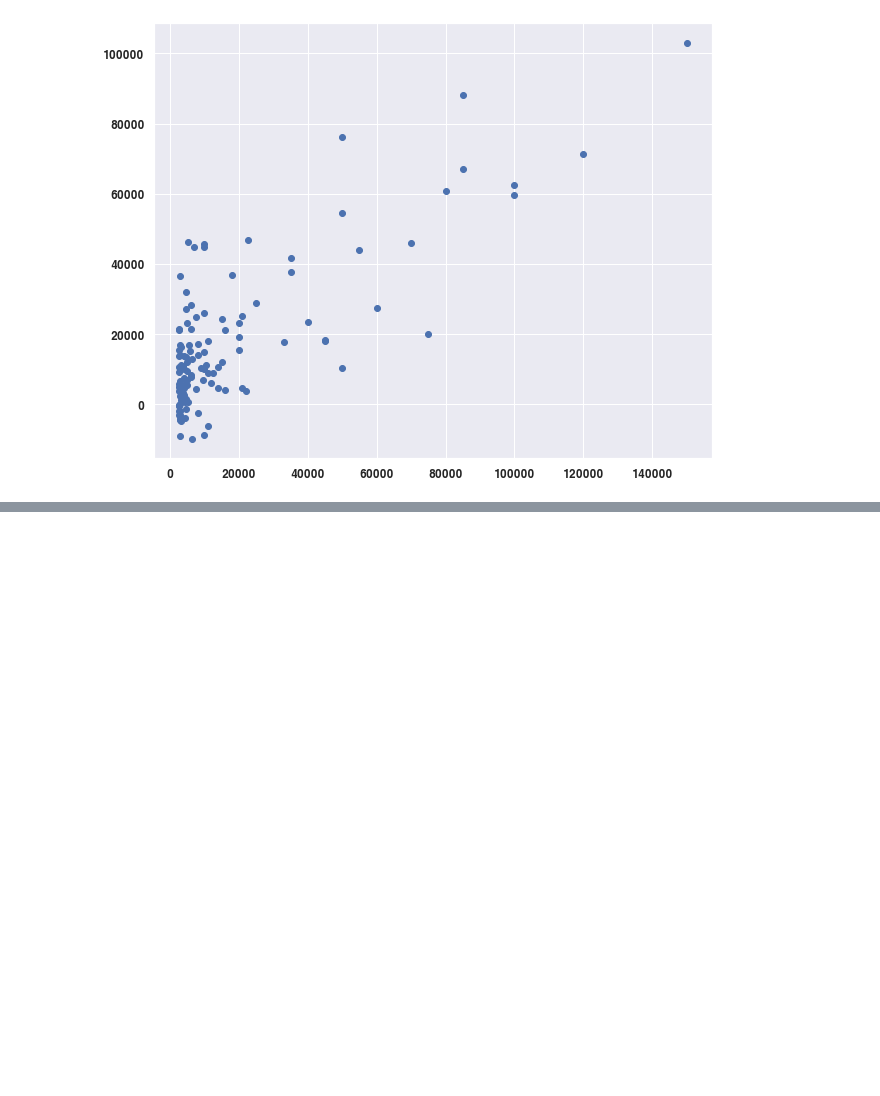
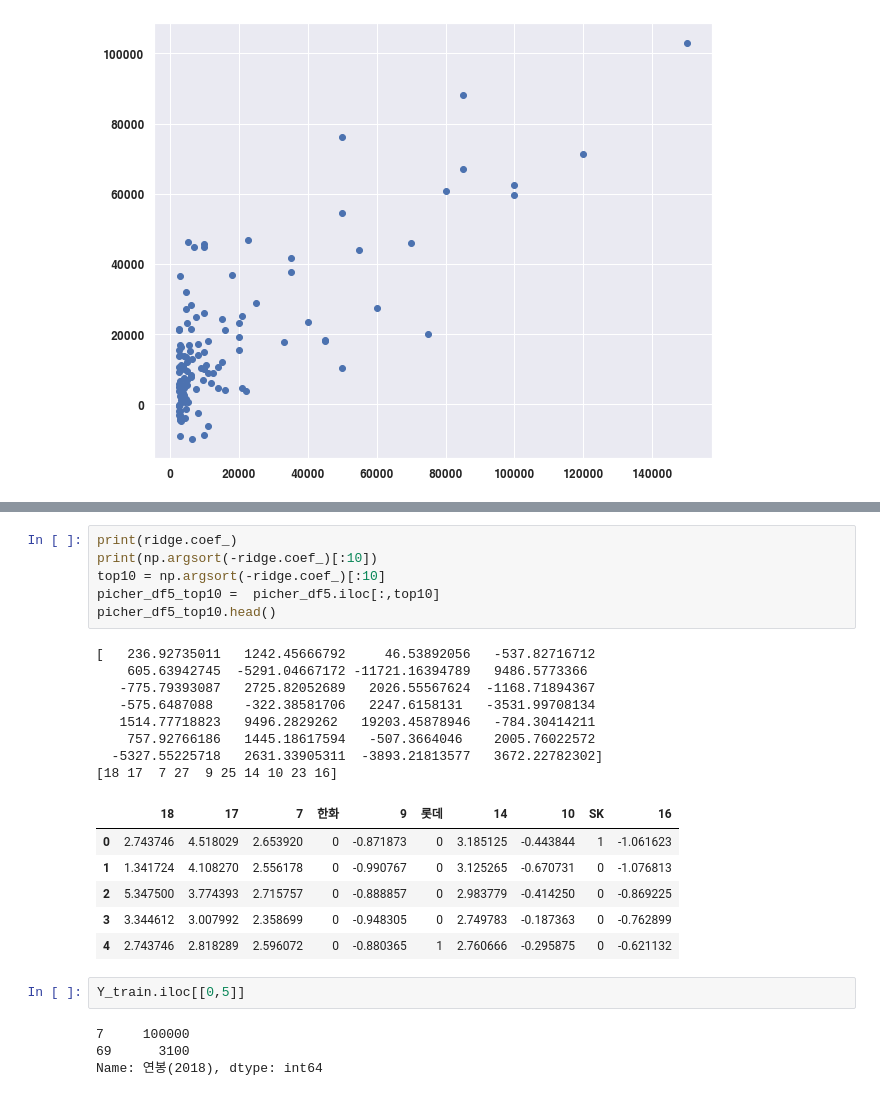
Before and after one commit to soxxun/python, a Jupyter notebook: 20220405/20220405.ipynb, the cells around one changed output, grey strips where cells are left out. Cells and saved outputs as stored; diff of their text form; blank space fills up the shorter version.

```diff
--- a/20220405/20220405.ipynb
+++ b/20220405/20220405.ipynb
@@ -440,0 +404,27 @@ r2_score 평균 : 0.4969830098637414
+# %%
+print(ridge.coef_)
+print(np.argsort(-ridge.coef_)[:10])
+top10 = np.argsort(-ridge.coef_)[:10]
+picher_df5_top10 =  picher_df5.iloc[:,top10]
+picher_df5_top10.head()
+# %% [output]
+[   236.92735011   1242.45666792     46.53892056   -537.82716712
+    605.63942745  -5291.04667172 -11721.16394789   9486.5773366
+   -775.79393087   2725.82052689   2026.55567624  -1168.71894367
+   -575.6487088    -322.38581706   2247.6158131   -3531.99708134
+   1514.77718823   9496.2829262   19203.45878946   -784.30414211
+    757.92766186   1445.18617594   -507.3664046    2005.76022572
+  -5327.55225718   2631.33905311  -3893.21813577   3672.22782302]
+[18 17  7 27  9 25 14 10 23 16]
+|  | 18 | 17 | 7 | 한화 | 9 | 롯데 | 14 | 10 | SK | 16 |
+| 0 | 2.743746 | 4.518029 | 2.653920 | 0 | -0.871873 | 0 | 3.185125 | -0.443844 | 1 | -1.061623 |
+| 1 | 1.341724 | 4.108270 | 2.556178 | 0 | -0.990767 | 0 | 3.125265 | -0.670731 | 0 | -1.076813 |
+| 2 | 5.347500 | 3.774393 | 2.715757 | 0 | -0.888857 | 0 | 2.983779 | -0.414250 | 0 | -0.869225 |
+| 3 | 3.344612 | 3.007992 | 2.358699 | 0 | -0.948305 | 0 | 2.749783 | -0.187363 | 0 | -0.762899 |
+| 4 | 2.743746 | 2.818289 | 2.596072 | 0 | -0.880365 | 1 | 2.760666 | -0.295875 | 0 | -0.621132 |
+# %%
+Y_train.iloc[[0,5]]
+# %% [output]
+7     100000
+69      3100
+Name: 연봉(2018), dtype: int64
```
Also changed, not shown: parts of 38 cells of this notebook.
